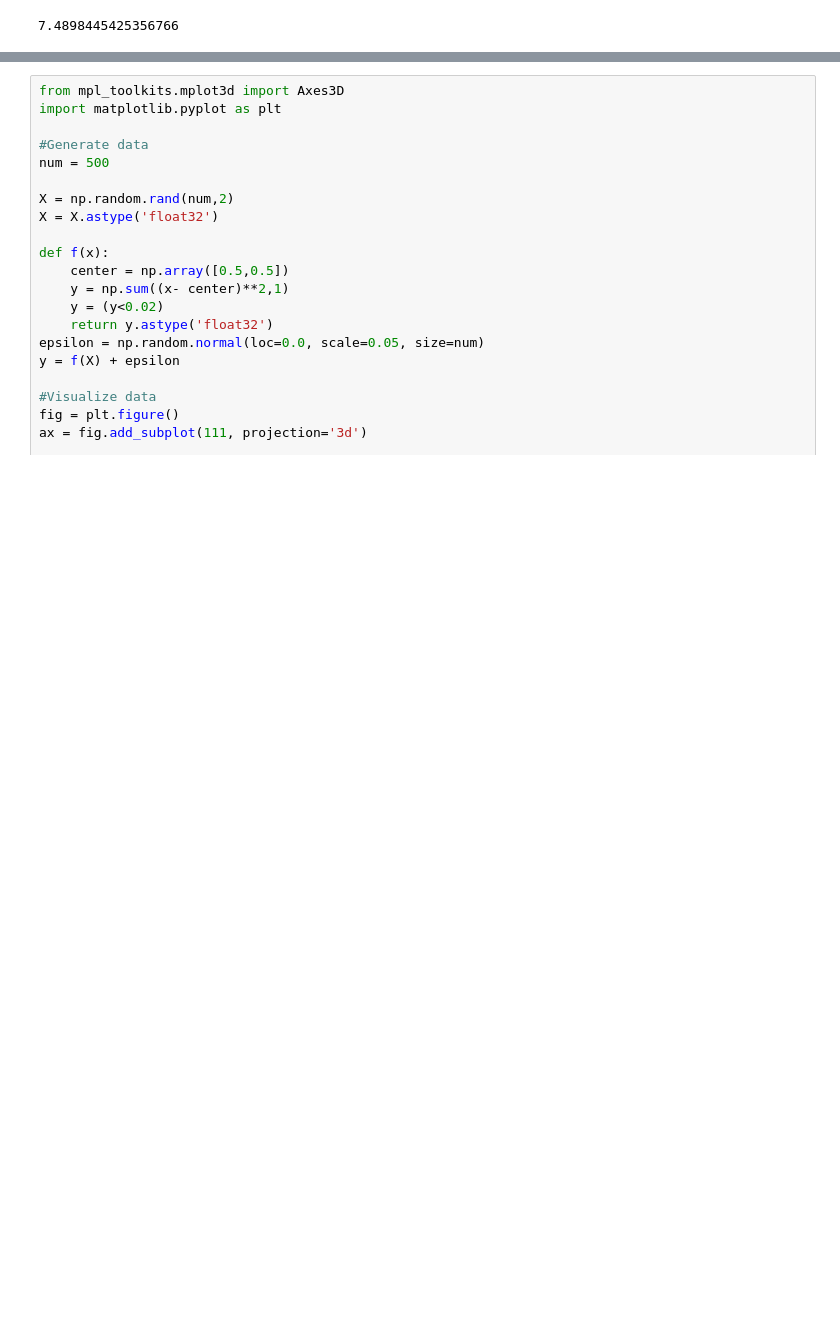
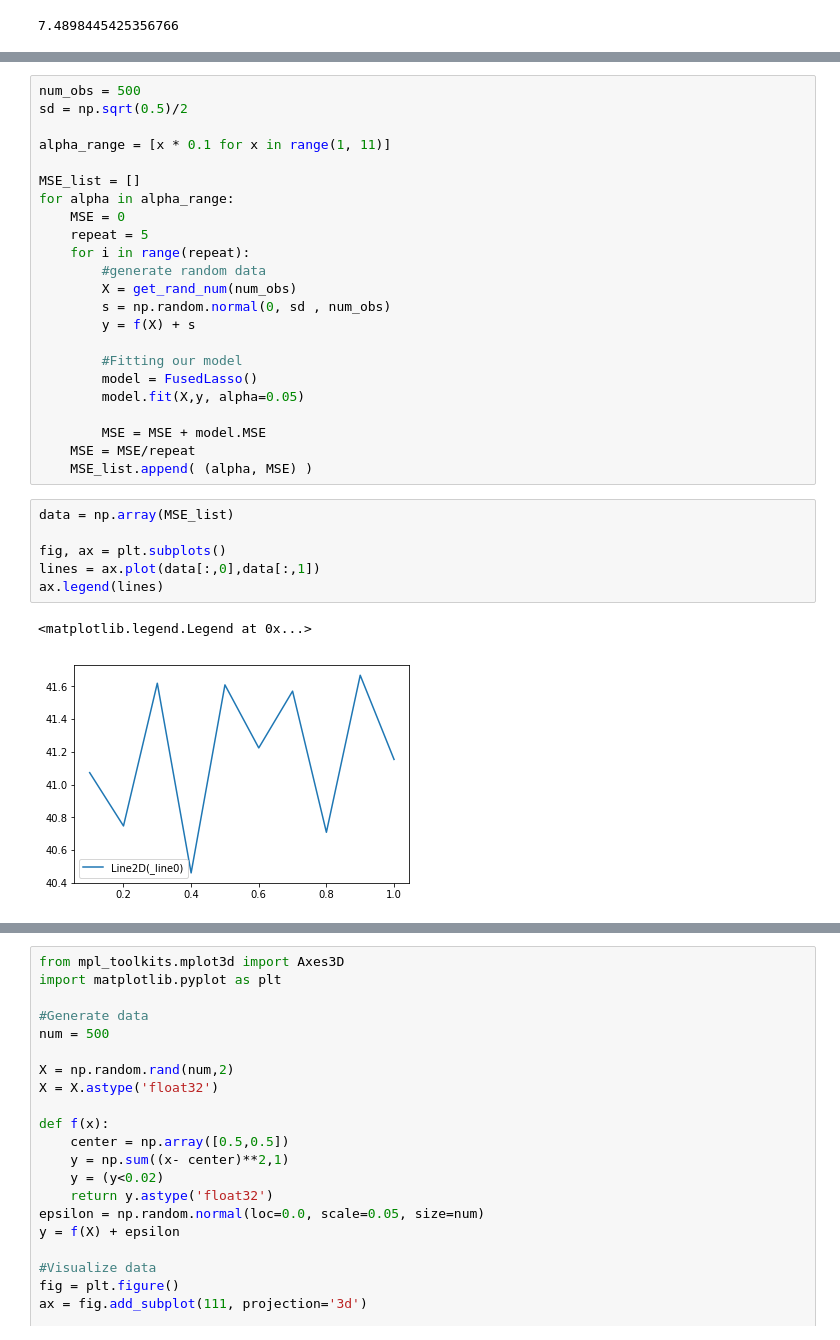
Before and after one commit to mshaocong/npreg, a Jupyter notebook: K-NN-FL/example.ipynb, the cells around one changed output, grey strips where cells are left out. Drawn from its saved outputs; the diff is of its cells as text; blank space fills up the shorter version.

```diff
--- a/K-NN-FL/example.ipynb
+++ b/K-NN-FL/example.ipynb
@@ -21,0 +92,32 @@ model.predict(x)
+# %%
+num_obs = 500
+sd = np.sqrt(0.5)/2
+
+alpha_range = [x * 0.1 for x in range(1, 11)]
+
+MSE_list = []
+for alpha in alpha_range:
+    MSE = 0
+    repeat = 5
+    for i in range(repeat):
+        #generate random data
+        X = get_rand_num(num_obs)
+        s = np.random.normal(0, sd , num_obs)
+        y = f(X) + s
+
+        #Fitting our model
+        model = FusedLasso()
+        model.fit(X,y, alpha=0.05)
+
+        MSE = MSE + model.MSE
+    MSE = MSE/repeat
+    MSE_list.append( (alpha, MSE) )
+# %%
+data = np.array(MSE_list)
+
+fig, ax = plt.subplots()
+lines = ax.plot(data[:,0],data[:,1])
+ax.legend(lines)
+# %% [output]
+<matplotlib.legend.Legend at 0x...>
+[figure, added]
```
Also changed, not shown: parts of 9 cells of this notebook, 2 other files.
